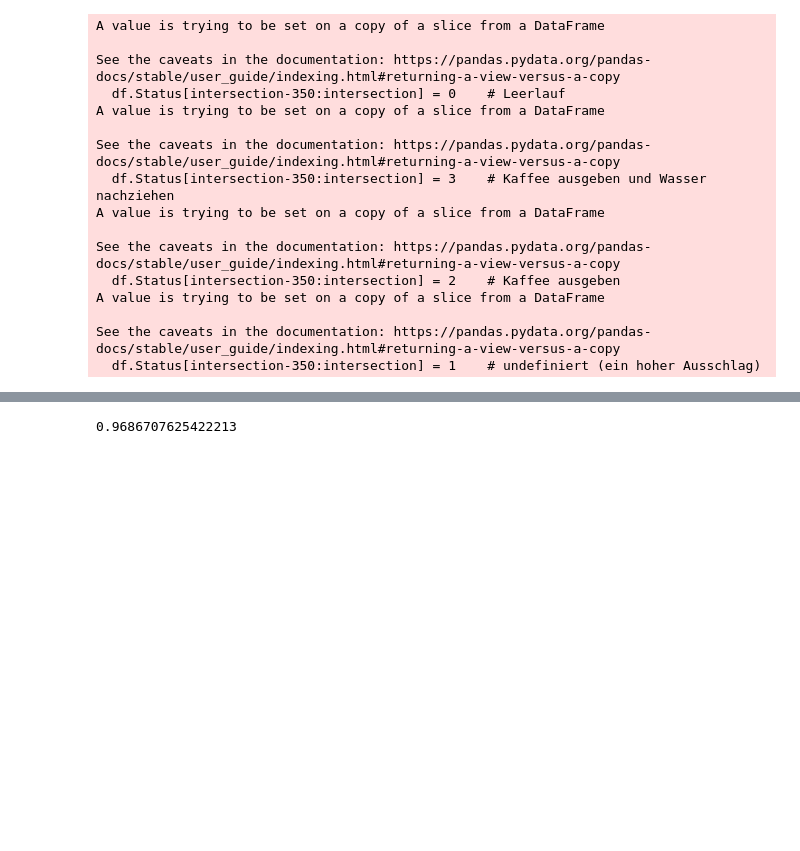
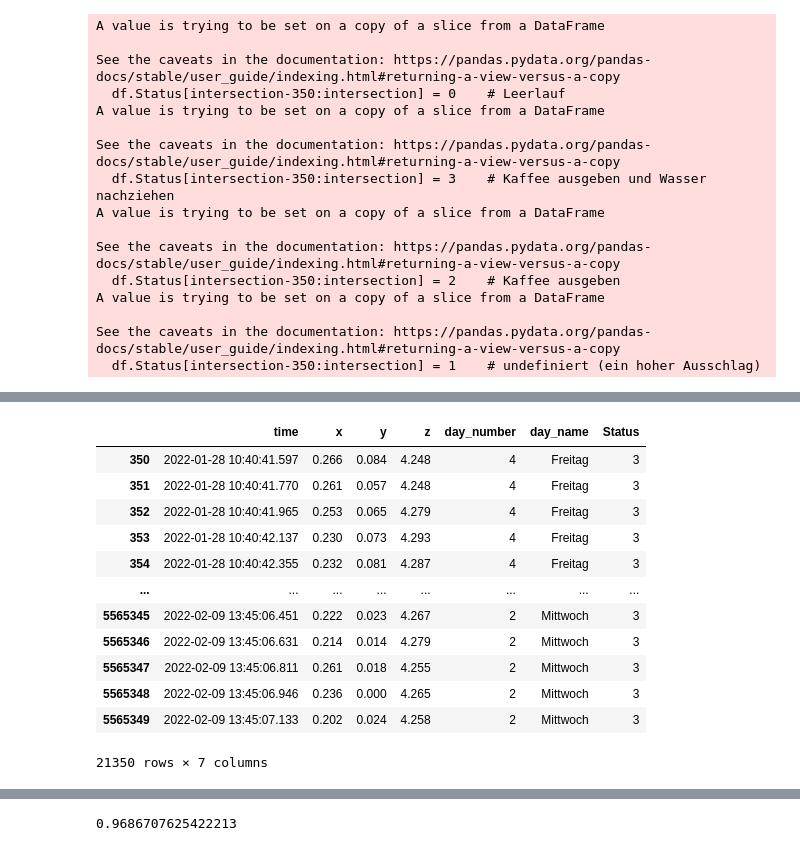
Before and after one commit to juliansaar/Innoprojekt, a Jupyter notebook: Kaffee_Zustandserkennung.ipynb, the cells around one changed output, grey strips where cells are left out. Cells and saved outputs as stored; diff of their text form; code cells hidden in the pictures; blank space fills up the shorter version.

```diff
--- a/Kaffee_Zustandserkennung.ipynb
+++ b/Kaffee_Zustandserkennung.ipynb
@@ -204,0 +229,16 @@ df.head()
+# %%
+kaffee_und_wasser
+# %% [output]
+|  | time | x | y | z | day_number | day_name | Status |
+| 350 | 2022-01-28 10:40:41.597 | 0.266 | 0.084 | 4.248 | 4 | Freitag | 3 |
+| 351 | 2022-01-28 10:40:41.770 | 0.261 | 0.057 | 4.248 | 4 | Freitag | 3 |
+| 352 | 2022-01-28 10:40:41.965 | 0.253 | 0.065 | 4.279 | 4 | Freitag | 3 |
+| 353 | 2022-01-28 10:40:42.137 | 0.230 | 0.073 | 4.293 | 4 | Freitag | 3 |
+| 354 | 2022-01-28 10:40:42.355 | 0.232 | 0.081 | 4.287 | 4 | Freitag | 3 |
+| ... | ... | ... | ... | ... | ... | ... | ... |
+| 5565345 | 2022-02-09 13:45:06.451 | 0.222 | 0.023 | 4.267 | 2 | Mittwoch | 3 |
+| 5565346 | 2022-02-09 13:45:06.631 | 0.214 | 0.014 | 4.279 | 2 | Mittwoch | 3 |
+| 5565347 | 2022-02-09 13:45:06.811 | 0.261 | 0.018 | 4.255 | 2 | Mittwoch | 3 |
+| 5565348 | 2022-02-09 13:45:06.946 | 0.236 | 0.000 | 4.265 | 2 | Mittwoch | 3 |
+| 5565349 | 2022-02-09 13:45:07.133 | 0.202 | 0.024 | 4.258 | 2 | Mittwoch | 3 |
+21350 rows × 7 columns
```
Also changed, not shown: parts of 19 cells of this notebook.
